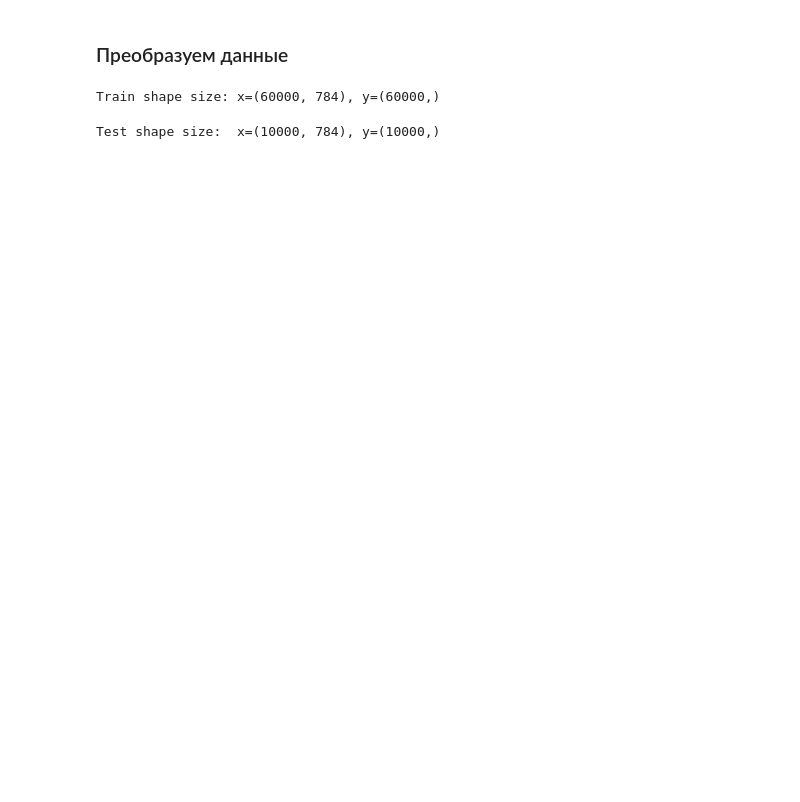
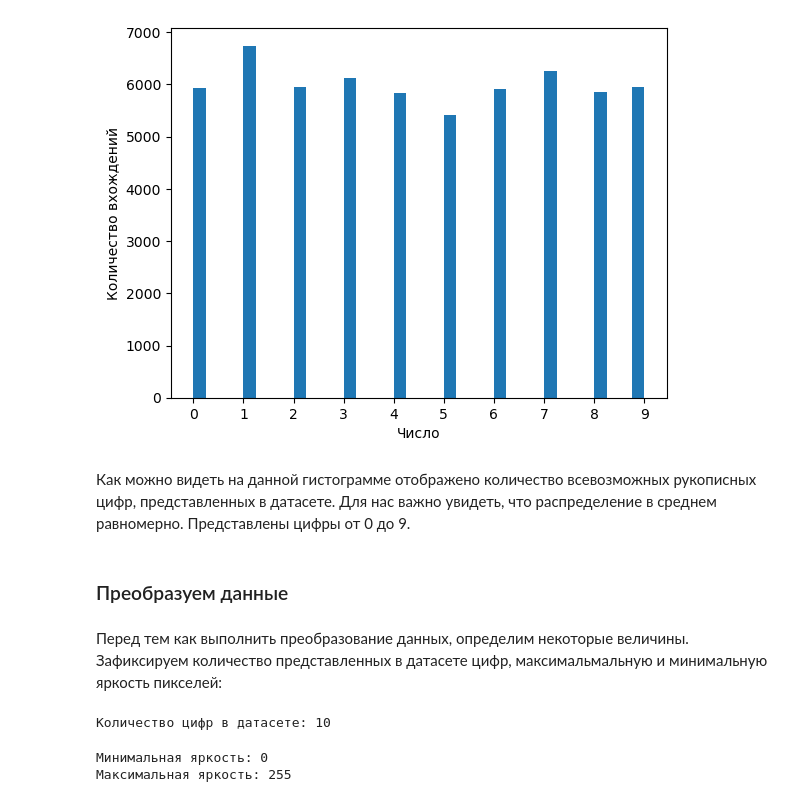
Before and after one commit to UNN-ITMM-Software/deep-learning-course-practice, a Jupyter notebook: CNN_MNIST.ipynb, the cells around one changed output. Cells and saved outputs as stored; diff of their text form; code cells hidden in the pictures; blank space fills up the shorter version.

```diff
--- a/CNN_MNIST.ipynb
+++ b/CNN_MNIST.ipynb
@@ -73,2 +75,0 @@ show_sample_grid(train_x, 3, 3)
-# %% [markdown]
-### Преобразуем данные
@@ -77,14 +76,29 @@ rgb_max_color_value = 255.0
-# %%
-length, width, height = train_x.shape
-train_x = train_x.reshape(length, width * height) / rgb_max_color_value
-
-print('Train shape size: x={}, y={}'.format(train_x.shape, train_y.shape))
-# %% [output]
-Train shape size: x=(60000, 784), y=(60000,)
-# %%
-length, width, height = test_x.shape
-test_x = test_x.reshape(length, width * height) / rgb_max_color_value
-
-print('Test shape size:  x={}, y={}'.format(test_x.shape, test_y.shape))
-# %% [output]
-Test shape size:  x=(10000, 784), y=(10000,)
+# %%
+bins = list(set(train_y))
+fig, ax = plt.subplots()
+
+ax.hist(train_y, 'auto', align='mid')
+ax.set_xticks(bins)
+
+plt.xlabel("Число")
+plt.ylabel("Количество вхождений")
+
+plt.show()
+# %% [output]
+[figure, added]
+# %% [markdown]
+Как можно видеть на данной гистограмме отображено количество всевозможных рукописных цифр, представленных в датасете. Для нас важно увидеть, что распределение в среднем равномерно. Представлены цифры от 0 до 9.
+# %% [markdown]
+### Преобразуем данные
+# %% [markdown]
+Перед тем как выполнить преобразование данных, определим некоторые величины. Зафиксируем количество представленных в датасете цифр, максимальмальную и минимальную яркость пикселей:
+# %%
+labels_size = len(set(train_y)); print('Количество цифр в датасете:', labels_size)
+# %% [output]
+Количество цифр в датасете: 10
+# %%
+min_color_value = train_x.min(); print('Минимальная яркость:', min_color_value)
+max_color_value = train_x.max(); print('Максимальная яркость:', max_color_value)
+# %% [output]
+Минимальная яркость: 0
+Максимальная яркость: 255
```
Also changed, not shown: parts of 8 cells of this notebook, 1 other file.
